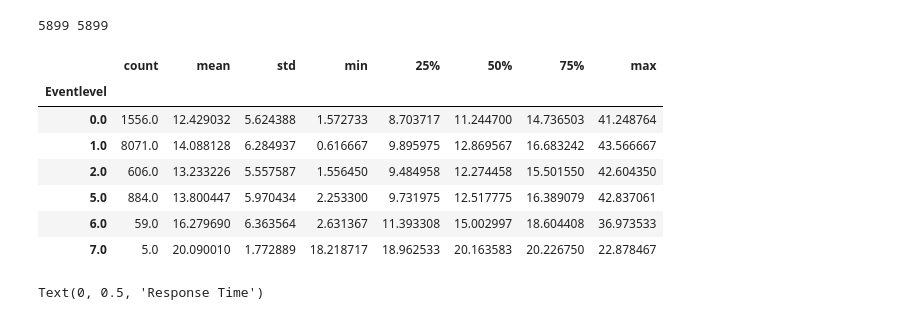
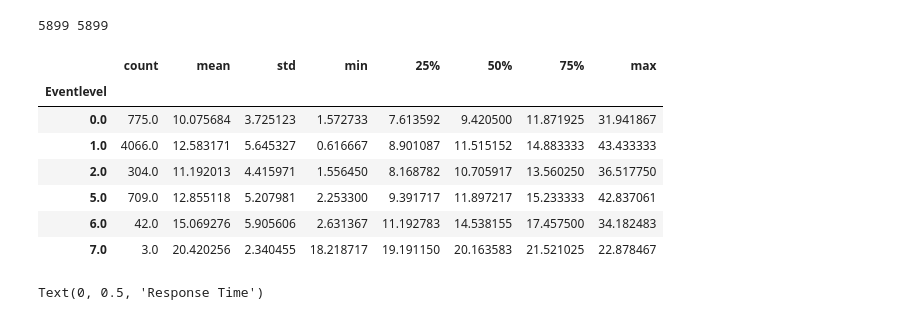
Before and after one commit to JeroenGuillierme/Project-MDA, a Jupyter notebook: 3. Response Time Analysis.ipynb, the cells around one changed output. Cells and saved outputs as stored; diff of their text form; code cells hidden in the pictures.

```diff
--- a/3. Response Time Analysis.ipynb
+++ b/3. Response Time Analysis.ipynb
@@ -817,16 +817,16 @@ print(len(rta_anova_sorted),len(rta_anova_el))
 5899 5899
 # %%
 # Basics Statistics per Group
-rta_ready.groupby('Eventlevel')['response_time'].describe()
+rta_anova_el.groupby('Eventlevel', observed=True)['response_time'].describe()
 # %% [output]
 |  | count | mean | std | min | 25% | 50% | 75% | max |
 | Eventlevel |  |  |  |  |  |  |  |  |
-| 0.0 | 1556.0 | 12.429032 | 5.624388 | 1.572733 | 8.703717 | 11.244700 | 14.736503 | 41.248764 |
-| 1.0 | 8071.0 | 14.088128 | 6.284937 | 0.616667 | 9.895975 | 12.869567 | 16.683242 | 43.566667 |
-| 2.0 | 606.0 | 13.233226 | 5.557587 | 1.556450 | 9.484958 | 12.274458 | 15.501550 | 42.604350 |
-| 5.0 | 884.0 | 13.800447 | 5.970434 | 2.253300 | 9.731975 | 12.517775 | 16.389079 | 42.837061 |
-| 6.0 | 59.0 | 16.279690 | 6.363564 | 2.631367 | 11.393308 | 15.002997 | 18.604408 | 36.973533 |
-| 7.0 | 5.0 | 20.090010 | 1.772889 | 18.218717 | 18.962533 | 20.163583 | 20.226750 | 22.878467 |
+| 0.0 | 775.0 | 10.075684 | 3.725123 | 1.572733 | 7.613592 | 9.420500 | 11.871925 | 31.941867 |
+| 1.0 | 4066.0 | 12.583171 | 5.645327 | 0.616667 | 8.901087 | 11.515152 | 14.883333 | 43.433333 |
+| 2.0 | 304.0 | 11.192013 | 4.415971 | 1.556450 | 8.168782 | 10.705917 | 13.560250 | 36.517750 |
+| 5.0 | 709.0 | 12.855118 | 5.207981 | 2.253300 | 9.391717 | 11.897217 | 15.233333 | 42.837061 |
+| 6.0 | 42.0 | 15.069276 | 5.905606 | 2.631367 | 11.192783 | 14.538155 | 17.457500 | 34.182483 |
+| 7.0 | 3.0 | 20.420256 | 2.340455 | 18.218717 | 19.191150 | 20.163583 | 21.521025 | 22.878467 |
 # %%
 sns.set(style='whitegrid')
 
```
Also changed, not shown: parts of 1 cell of this notebook, 2 other files.
